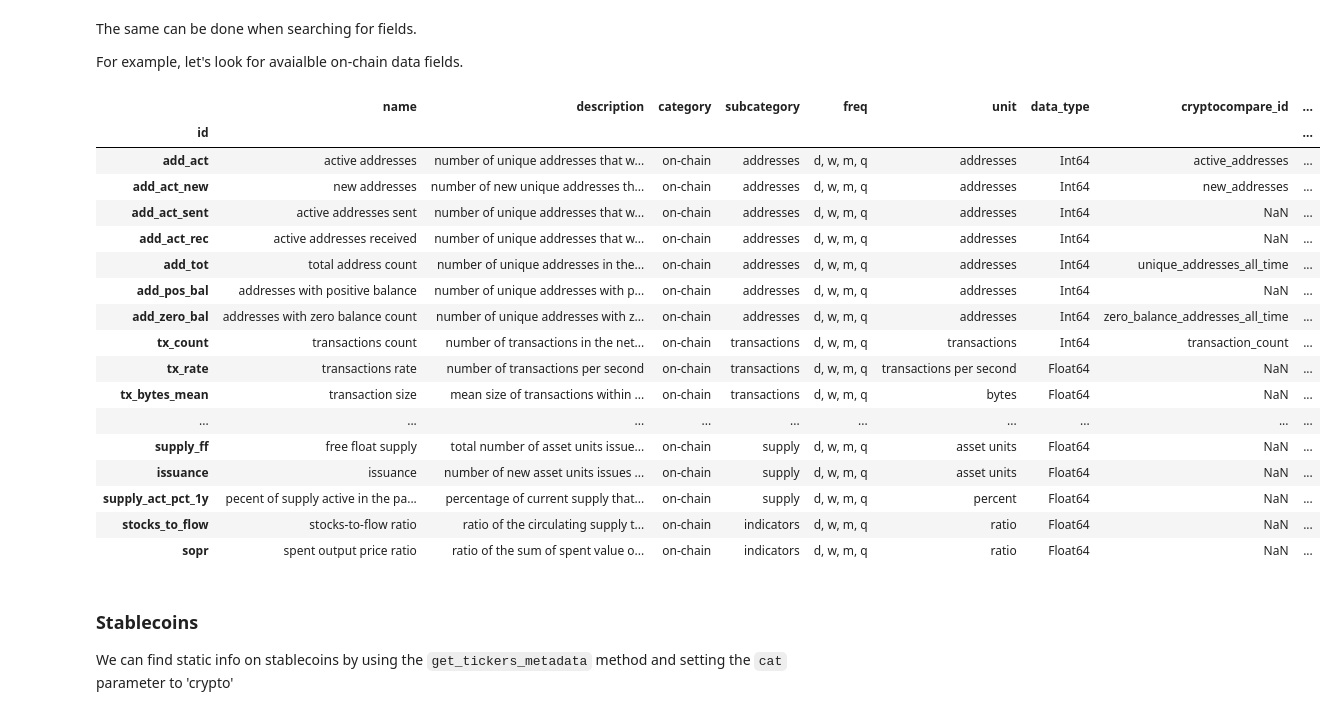
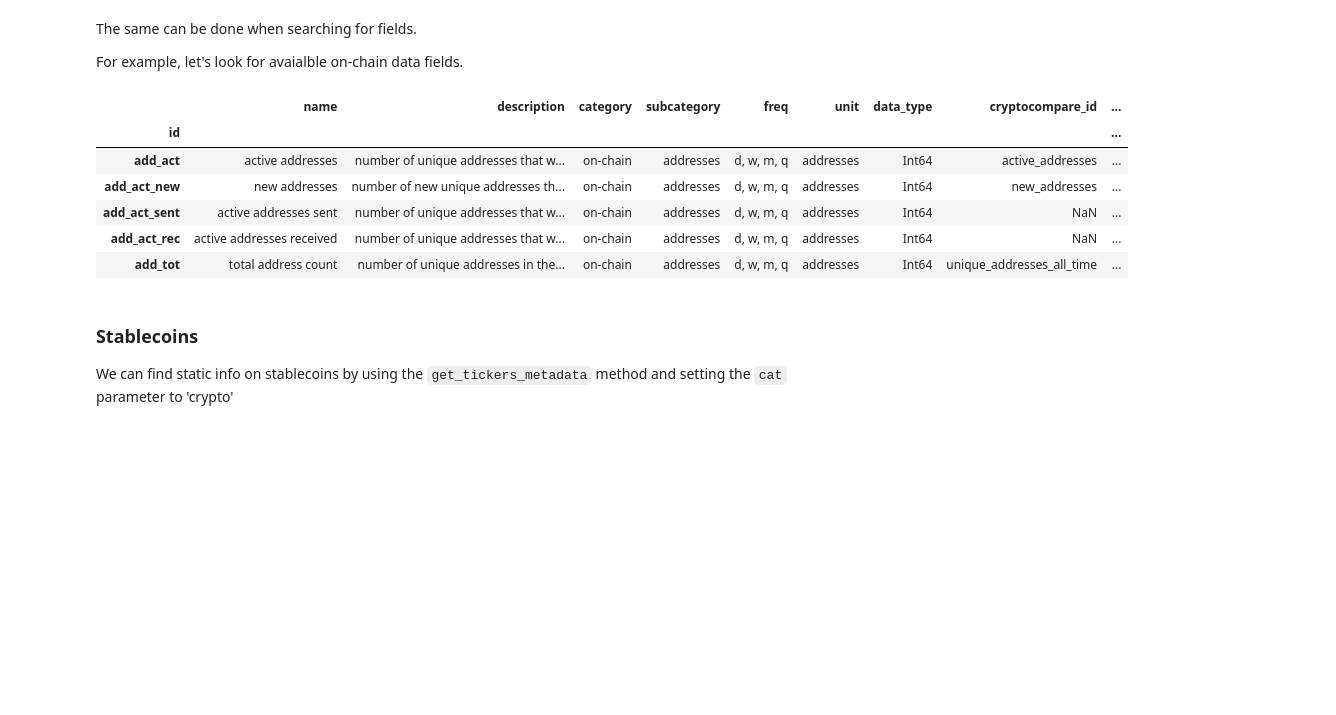
Before and after one commit to systamental/cryptodatapy, a Jupyter notebook: docs/example.ipynb, the cells around one changed output. Cells and saved outputs as stored; diff of their text form; code cells hidden in the pictures; blank space fills up the shorter version.

```diff
--- a/docs/example.ipynb
+++ b/docs/example.ipynb
@@ -472,26 +458,15 @@ The same can be done when searching for fields.
 
 For example, let's look for avaialble on-chain data fields.
 # %%
-dc.search_fields(by_col='category', keyword='on-chain')
+dc.search_fields(by_col='category', keyword='on-chain').head()
 # %% [output]
 |  | name | description | category | subcategory | freq | unit | data_type | cryptocompare_id | ... |
 | id |  |  |  |  |  |  |  |  | ... |
 | add_act | active addresses | number of unique addresses that w... | on-chain | addresses | d, w, m, q | addresses | Int64 | active_addresses | ... |
 | add_act_new | new addresses | number of new unique addresses th... | on-chain | addresses | d, w, m, q | addresses | Int64 | new_addresses | ... |
 | add_act_sent | active addresses sent | number of unique addresses that w... | on-chain | addresses | d, w, m, q | addresses | Int64 | NaN | ... |
 | add_act_rec | active addresses received | number of unique addresses that w... | on-chain | addresses | d, w, m, q | addresses | Int64 | NaN | ... |
 | add_tot | total address count | number of unique addresses in the... | on-chain | addresses | d, w, m, q | addresses | Int64 | unique_addresses_all_time | ... |
-| add_pos_bal | addresses with positive balance | number of unique addresses with p... | on-chain | addresses | d, w, m, q | addresses | Int64 | NaN | ... |
-| add_zero_bal | addresses with zero balance count | number of unique addresses with z... | on-chain | addresses | d, w, m, q | addresses | Int64 | zero_balance_addresses_all_time | ... |
-| tx_count | transactions count | number of transactions in the net... | on-chain | transactions | d, w, m, q | transactions | Int64 | transaction_count | ... |
-| tx_rate | transactions rate | number of transactions per second | on-chain | transactions | d, w, m, q | transactions per second | Float64 | NaN | ... |
-| tx_bytes_mean | transaction size | mean size of transactions within ... | on-chain | transactions | d, w, m, q | bytes | Float64 | NaN | ... |
-| ... | ... | ... | ... | ... | ... | ... | ... | ... | ... |
-| supply_ff | free float supply | total number of asset units issue... | on-chain | supply | d, w, m, q | asset units | Float64 | NaN | ... |
-| issuance | issuance | number of new asset units issues ... | on-chain | supply | d, w, m, q | asset units | Float64 | NaN | ... |
-| supply_act_pct_1y | pecent of supply active in the pa... | percentage of current supply that... | on-chain | supply | d, w, m, q | percent | Float64 | NaN | ... |
-| stocks_to_flow | stocks-to-flow ratio | ratio of the circulating supply t... | on-chain | indicators | d, w, m, q | ratio | Float64 | NaN | ... |
-| sopr | spent output price ratio | ratio of the sum of spent value o... | on-chain | indicators | d, w, m, q | ratio | Float64 | NaN | ... |
 # %% [markdown]
 ### Stablecoins<a class="anchor" id="stablecoins"></a>
 
```
Also changed, not shown: parts of 11 cells of this notebook.
